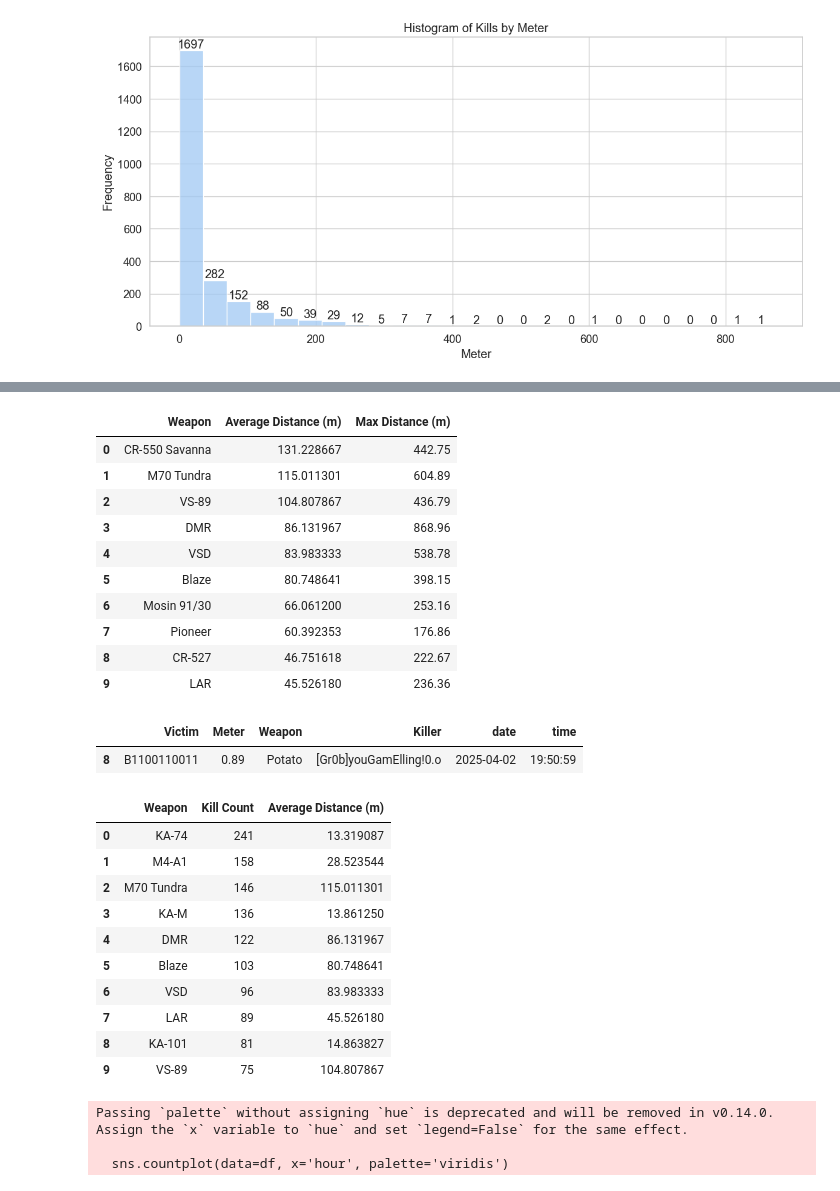
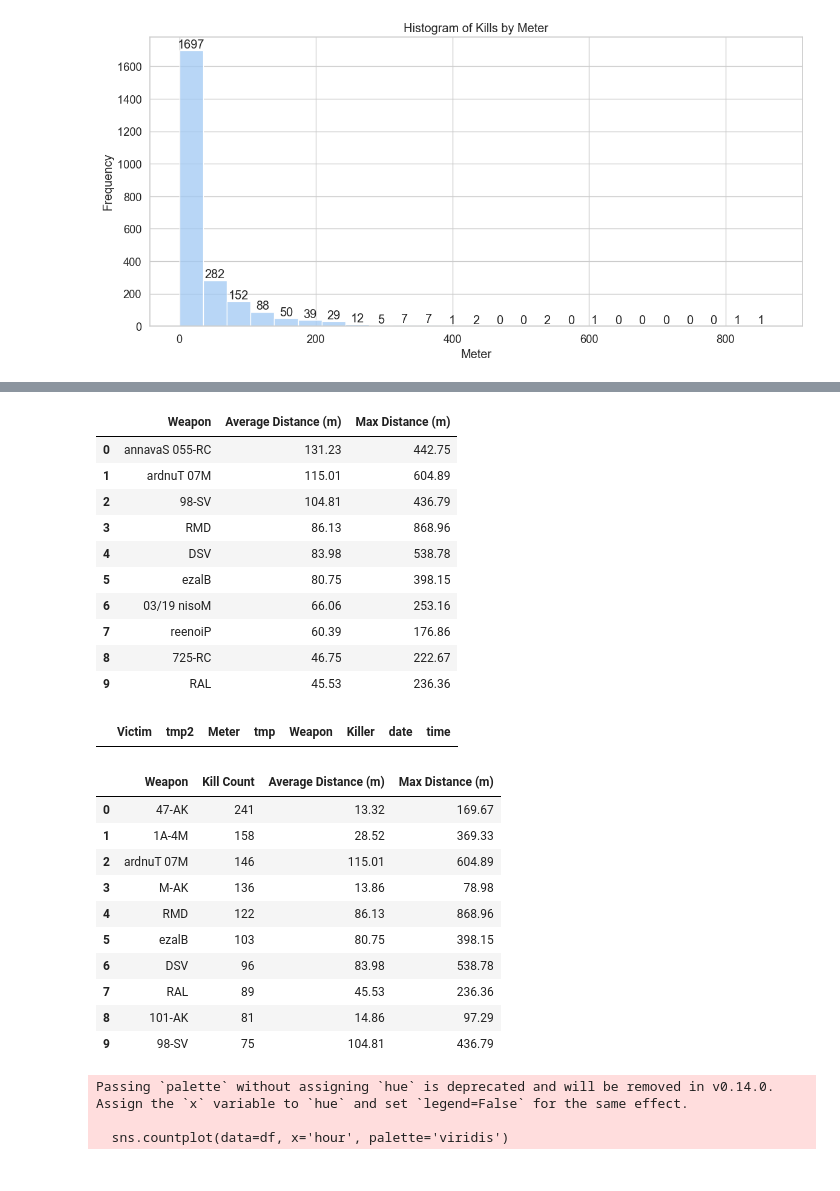
Before and after one commit to lucahlg/DayZAnalytics, a Jupyter notebook: discord.ipynb, the cells around one changed output, grey strips where cells are left out. Drawn from its saved outputs; the diff is of its cells as text; code cells hidden in the pictures.

```diff
--- a/discord.ipynb
+++ b/discord.ipynb
@@ -41,12 +41,6 @@ df['Victim'] = df['Victim'].str.replace(r'Survivor \(\d+\)', 'User', regex=True)
 
 # tmp: everything after 'got killed by '
 df['tmp2'] = df['content'].str.split('got killed by ').str[1]
-# reverse the order of the characters in colmn tmp2
-df['tmp2'] = df['tmp2'].str[::-1]
-# reverse the order of the characters in column tmp2 again
-df['tmp2'] = df['tmp2'].str[::-1]
-
-
 
 
 df['Meter'] = df['content'].str.extract(r', (.*?)m\)')
@@ -58,12 +52,9 @@ df['tmp'] = df['tmp'].str.split(' ,').str[1]
 # remove everything behind the first "( " with regex
 df['tmp'] = df['tmp'].str.replace(r'\(.*', '', regex=True)
 # reverse the order of the characters in column tmp again
-df['Weapon'] = df['tmp'].str[::-1]
+df['Weapon'] = df['tmp']
 # split the column tmp2 by " (". Sometimes there are two " (" in the column in this case we combine [0] and [1]
 df['Killer'] = df['tmp2'].str.split(' \(').str[0]
-# drop the column tmp2
-df.drop(columns=['tmp'], inplace=True)
-df.drop(columns=['tmp2'], inplace=True)
 
 
 # drop the column content
@@ -183,39 +174,39 @@ top_10_kills_by_meter
 # %%
 # Average kill distance per Weapon
 average_kill_distance = df.groupby('Weapon')['Meter'].mean().reset_index()
 average_kill_distance.rename(columns={'tmp': 'Weapon', 'Meter': 'Average Distance (m)'}, inplace=True)
-average_kill_distance.sort_values(by='Average Distance (m)', ascending=False, inplace=True)
+average_kill_distance.sort_values(by='Average Distance (m)', ascending=False, inplace=True,)
+average_kill_distance['Average Distance (m)'] = average_kill_distance['Average Distance (m)'].round(2)
 average_kill_distance.reset_index(drop=True, inplace=True)
 
 
 # add max kill distance to the table
 max_kill_distance = df.groupby('Weapon')['Meter'].max().reset_index()
 max_kill_distance.rename(columns={'tmp': 'Weapon', 'Meter': 'Max Distance (m)'}, inplace=True)
 max_kill_distance.sort_values(by='Max Distance (m)', ascending=False, inplace=True)
 max_kill_distance.reset_index(drop=True, inplace=True)
 # merge the two tables
 average_kill_distance = pd.merge(average_kill_distance, max_kill_distance, on='Weapon')
 
 average_kill_distance.head(10)
 # %% [output]
 |  | Weapon | Average Distance (m) | Max Distance (m) |
-| 0 | CR-550 Savanna | 131.228667 | 442.75 |
-| 1 | M70 Tundra | 115.011301 | 604.89 |
-| 2 | VS-89 | 104.807867 | 436.79 |
-| 3 | DMR | 86.131967 | 868.96 |
-| 4 | VSD | 83.983333 | 538.78 |
-| 5 | Blaze | 80.748641 | 398.15 |
-| 6 | Mosin 91/30 | 66.061200 | 253.16 |
-| 7 | Pioneer | 60.392353 | 176.86 |
-| 8 | CR-527 | 46.751618 | 222.67 |
-| 9 | LAR | 45.526180 | 236.36 |
+| 0 | annavaS 055-RC | 131.23 | 442.75 |
+| 1 | ardnuT 07M | 115.01 | 604.89 |
+| 2 | 98-SV | 104.81 | 436.79 |
+| 3 | RMD | 86.13 | 868.96 |
+| 4 | DSV | 83.98 | 538.78 |
+| 5 | ezalB | 80.75 | 398.15 |
+| 6 | 03/19 nisoM | 66.06 | 253.16 |
+| 7 | reenoiP | 60.39 | 176.86 |
+| 8 | 725-RC | 46.75 | 222.67 |
+| 9 | RAL | 45.53 | 236.36 |
 # %%
 # all kills with weapon "Potato"
 potato_kills = df[df['Weapon'] == 'Potato']
 potato_kills
 # %% [output]
-|  | Victim | Meter | Weapon | Killer | date | time |
-| 8 | B1100110011 | 0.89 | Potato | [Gr0b]youGamElling!0.o | 2025-04-02 | 19:50:59 |
+|  | Victim | tmp2 | Meter | tmp | Weapon | Killer | date | time |
 # %%
 # Top weapons by kill count with average distance
 top_weapons_by_kill_count = df['tmp'].value_counts().reset_index()
@@ -231,17 +222,17 @@ top_weapons_with_avg_distance = top_weapons_by_kill_count.merge(
 top_weapons_with_avg_distance.sort_values(by='Kill Count', ascending=False, inplace=True)
 top_weapons_with_avg_distance.head(10)
 # %% [output]
-|  | Weapon | Kill Count | Average Distance (m) |
-| 0 | KA-74 | 241 | 13.319087 |
-| 1 | M4-A1 | 158 | 28.523544 |
-| 2 | M70 Tundra | 146 | 115.011301 |
-| 3 | KA-M | 136 | 13.861250 |
-| 4 | DMR | 122 | 86.131967 |
-| 5 | Blaze | 103 | 80.748641 |
-| 6 | VSD | 96 | 83.983333 |
-| 7 | LAR | 89 | 45.526180 |
-| 8 | KA-101 | 81 | 14.863827 |
-| 9 | VS-89 | 75 | 104.807867 |
+|  | Weapon | Kill Count | Average Distance (m) | Max Distance (m) |
+| 0 | 47-AK | 241 | 13.32 | 169.67 |
+| 1 | 1A-4M | 158 | 28.52 | 369.33 |
+| 2 | ardnuT 07M | 146 | 115.01 | 604.89 |
+| 3 | M-AK | 136 | 13.86 | 78.98 |
+| 4 | RMD | 122 | 86.13 | 868.96 |
+| 5 | ezalB | 103 | 80.75 | 398.15 |
+| 6 | DSV | 96 | 83.98 | 538.78 |
+| 7 | RAL | 89 | 45.53 | 236.36 |
+| 8 | 101-AK | 81 | 14.86 | 97.29 |
+| 9 | 98-SV | 75 | 104.81 | 436.79 |
 # %%
 # visualize the time and frequency of kills per hour
 plt.figure(figsize=(12, 6))
```
Also changed, not shown: parts of 3 cells of this notebook.
